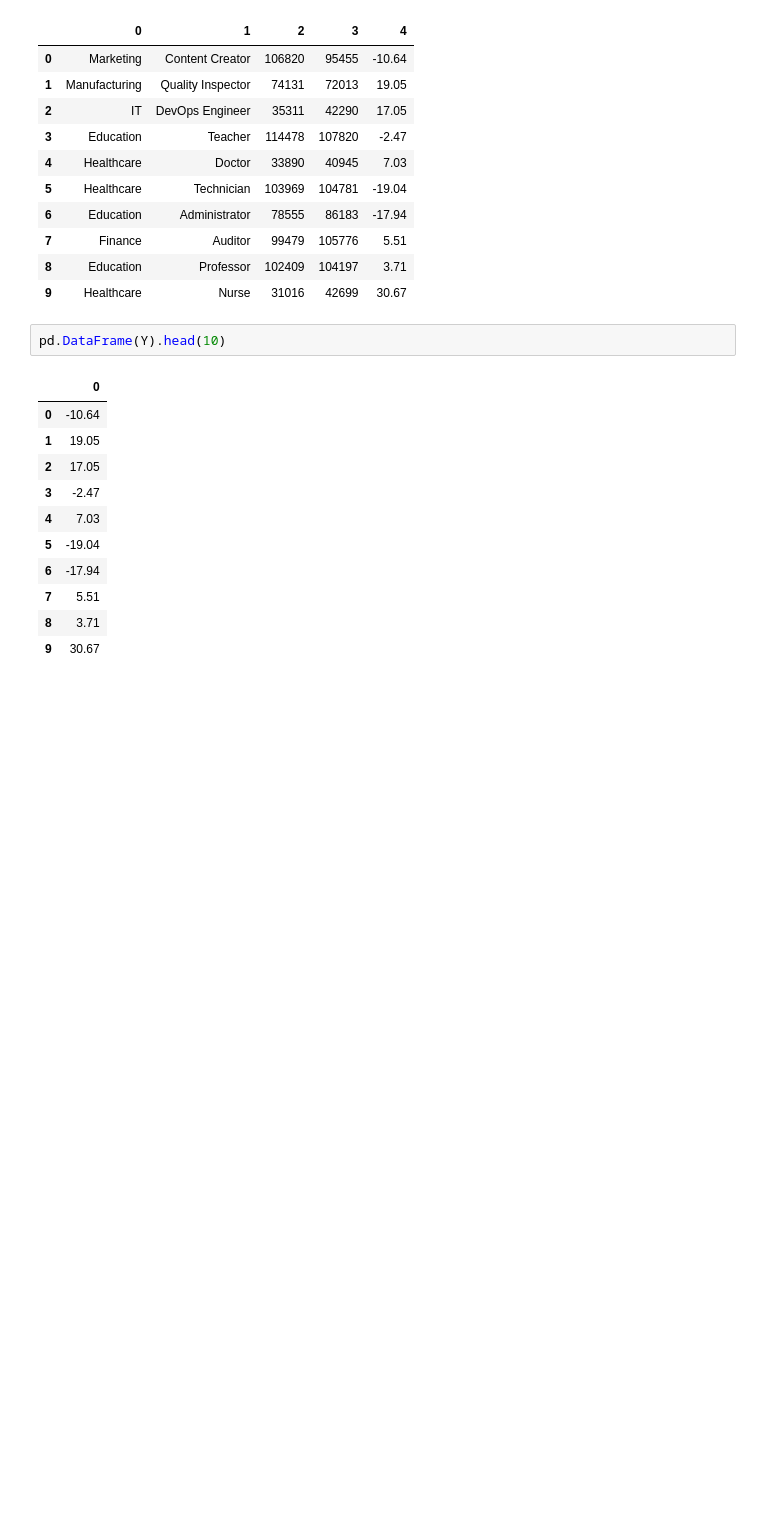
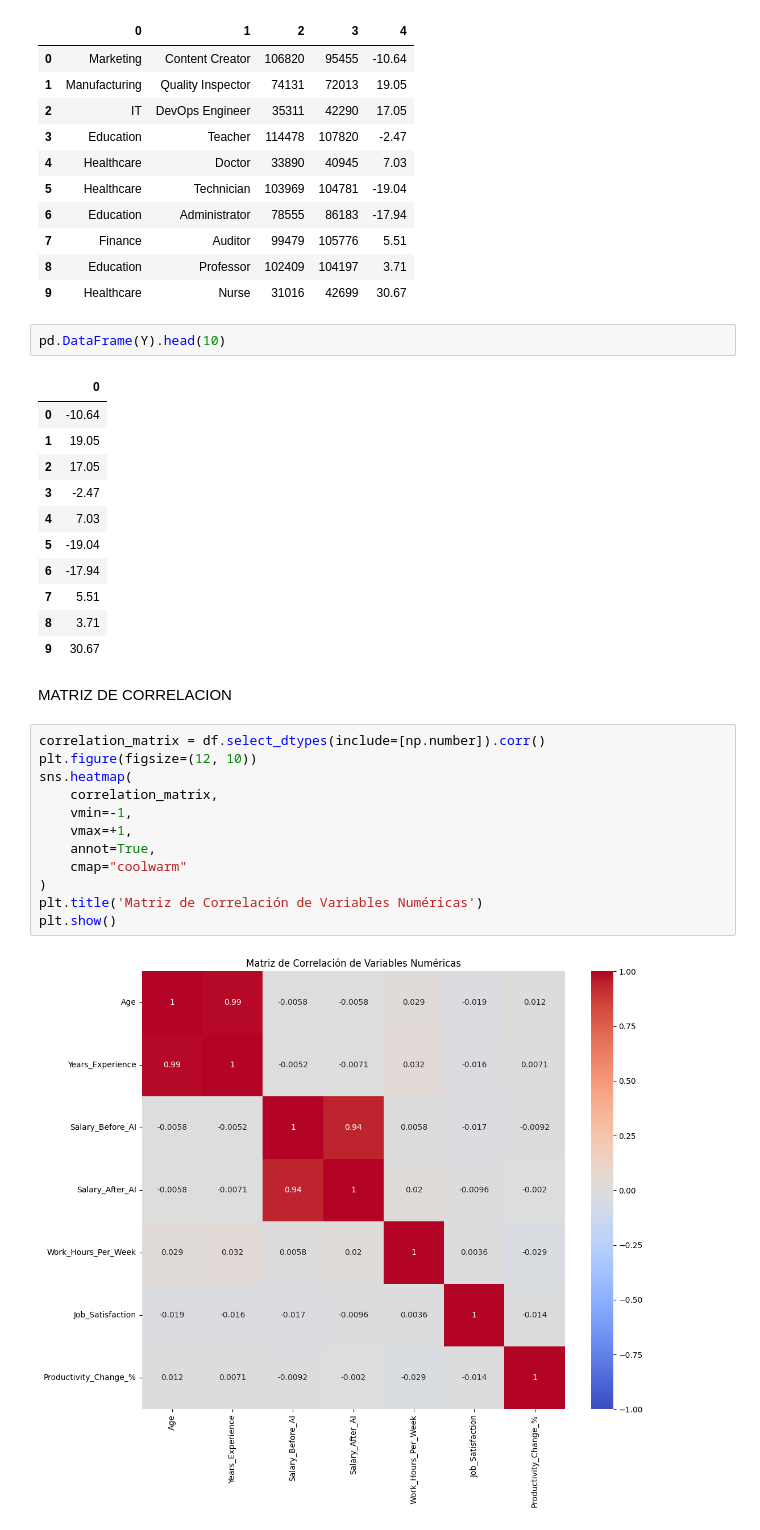
Before and after one commit to Cristobal2506/ProyectoMineriaDeDatos, a Jupyter notebook: Prueba1.ipynb, the cells around one changed output. Drawn from its saved outputs; the diff is of its cells as text; blank space fills up the shorter version.

```diff
--- a/Prueba1.ipynb
+++ b/Prueba1.ipynb
@@ -119,3 +146,19 @@ pd.DataFrame(Y).head(10)
 | 7 | 5.51 |
 | 8 | 3.71 |
 | 9 | 30.67 |
+# %% [markdown]
+MATRIZ DE CORRELACION
+# %%
+correlation_matrix = df.select_dtypes(include=[np.number]).corr()
+plt.figure(figsize=(12, 10))
+sns.heatmap(
+    correlation_matrix,
+    vmin=-1,
+    vmax=+1,
+    annot=True,
+    cmap="coolwarm"
+)
+plt.title('Matriz de Correlación de Variables Numéricas')
+plt.show()
+# %% [output]
+[figure, added]
```
Also changed, not shown: parts of 38 cells of this notebook.
